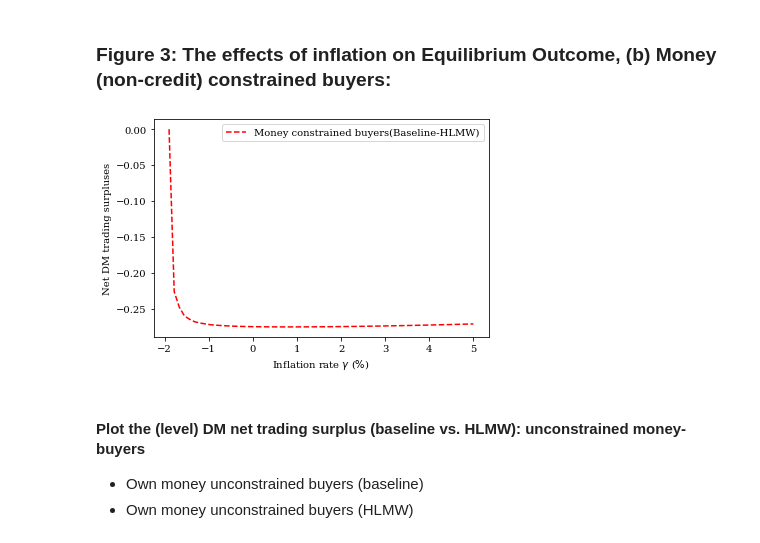
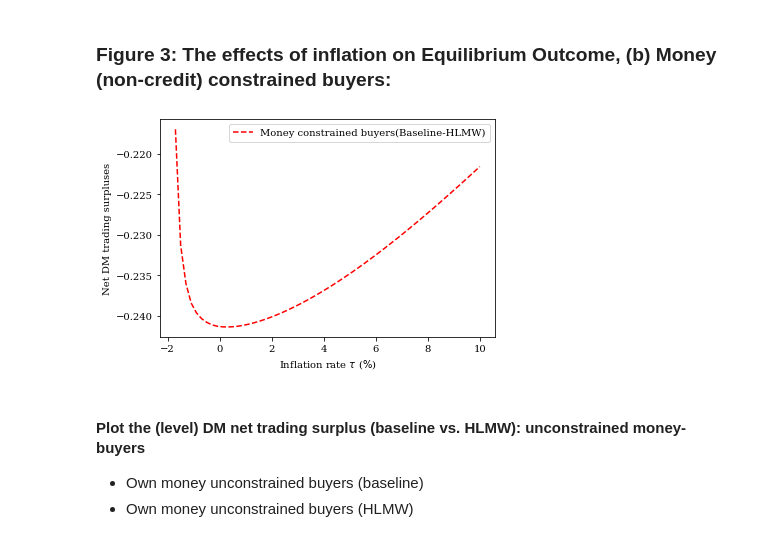
Before and after one commit to phantomachine/MARKUPEX, a Jupyter notebook: model/sme_welfare_decompose.ipynb, the cells around one changed output. Cells and saved outputs as stored; diff of their text form; code cells hidden in the pictures.

```diff
--- a/model/sme_welfare_decompose.ipynb
+++ b/model/sme_welfare_decompose.ipynb
@@ -438,4 +565,4 @@ Elapsed time of solving SME: 60.71956491470337 seconds
 # %%
-z_grid_hlmw=result_hlmw['allocation_grid']['zstar']
+z_grid_hlmw=result_hlmw['allocation_grid']['zstar'][1:]
 # %%
 # HLMW: own money constrained allocation
@@ -451,5 +578,5 @@ surplus_credit = [surplus_credit_func(z,i,τ) for (z,i,τ) in zip(z_grid,model.
 # %%
 # own money constrained
-surplus_m_c = [surplus_money_c_func(z,i,τ) for (z,i,τ) in zip(z_grid,model.τ_grid, model.τ_grid)]
+surplus_m_c = [surplus_money_c_func(z,i,τ) for (z,i,τ) in zip(z_grid,i_grid,τ_grid)]
 # %%
 # own money unconstrained
@@ -460,6 +587,6 @@ total = np.array([model.DM_utility(z,i,τ) for (z,i,τ) in zip(z_grid, model.τ_
 #### DM net trading surplus (HLMW)
 # %%
 # own money constrained
-surplus_c_hlmw = [surplus_money_c_func_hlmw(z,τ) for (z,τ) in zip(z_grid_hlmw, model.τ_grid)]
+surplus_c_hlmw = [surplus_money_c_func_hlmw(z,τ) for (z,τ) in zip(z_grid_hlmw, τ_grid)]
 # %%
 # own money unconstrained
@@ -469,6 +596,6 @@ total_hlmw = np.array([model_hlmw.DM_utility(z,τ) for (z,τ) in zip(z_grid_hlmw
 # %%
 # String label for x-axes (below)plt.xlabel("Inflation rates (%)")
-x_string = r"Inflation rate $\gamma$ ($\%$)"
+x_string = r"Inflation rate $\tau$ ($\%$)"
 # %% [markdown]
 ### Figure 3: The effects of inflation on Equilibrium Outcome, (d) Total trading surpluses:
 # %%
@@ -518,17 +647,17 @@ plt.show()
 # %% [markdown]
 ### Figure 3: The effects of inflation on Equilibrium Outcome, (b) Money (non-credit) constrained buyers:
 # %%
-plt.plot(model_hlmw.τ_grid*100, np.array(surplus_m_c)-np.array(surplus_c_hlmw),
+plt.plot(τ_grid*100, np.array(surplus_m_c)-np.array(surplus_c_hlmw),
          '--',
          label='Money constrained buyers(Baseline-HLMW)',color="red")
 plt.ylabel("Net DM trading surpluses")
 plt.xlabel(x_string)
 plt.legend()
 #plt.xlim(-0.5,8)
 plt.savefig("surplus-money-constrained-buyers.png", bbox_inches='tight', pad_inches=0.05)
 plt.show()
 # %% [output]
-[figure, old version]
+[figure, new version]
 # %% [markdown]
 #### Plot the (level) DM net trading surplus (baseline vs. HLMW): unconstrained money-buyers
 * Own money unconstrained buyers (baseline)
```
Also changed, not shown: parts of 31 cells of this notebook, 12 other files.
